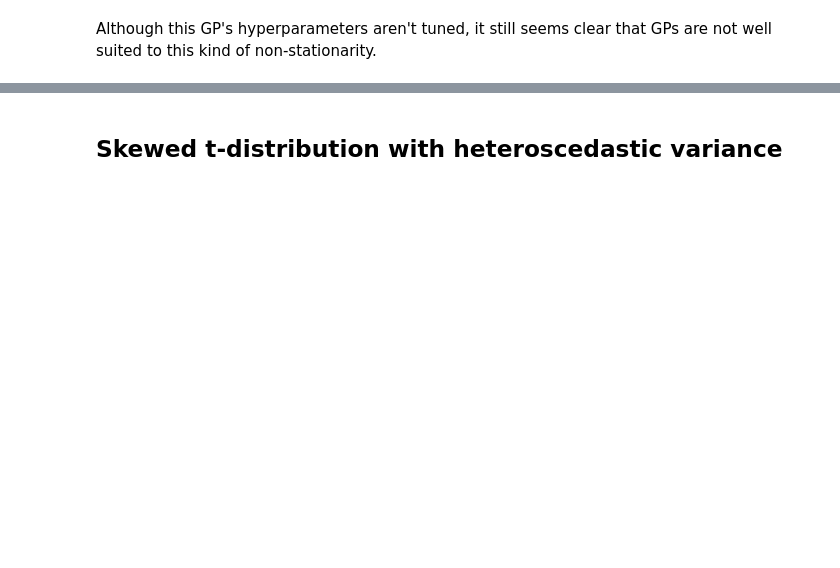
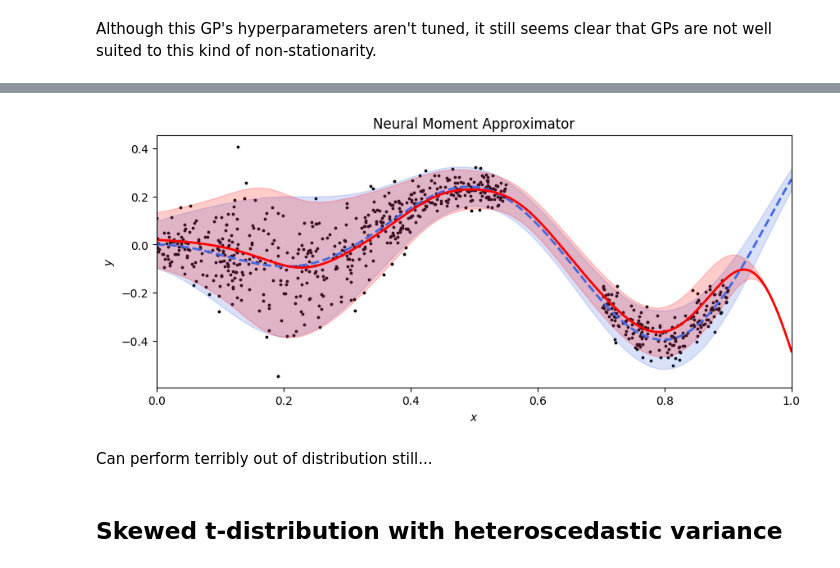
Before and after one commit to jreaso/martingale-predictive, a Jupyter notebook: notebooks/1d-general-experiments.ipynb, the cells around one changed output, grey strips where cells are left out. Cells and saved outputs as stored; diff of their text form; code cells hidden in the pictures; blank space fills up the shorter version.

Commit message:
shows poor ood performance in some cases

```diff
--- a/notebooks/1d-general-experiments.ipynb
+++ b/notebooks/1d-general-experiments.ipynb
@@ -250,0 +254,12 @@ Although this GP's hyperparameters aren't tuned, it still seems clear that GPs a
+# %%
+n = 1000
+x = np.random.uniform(0, 1, n)
+x = x[(x < 0.55) | (x > 0.7)]  # missing data between 0.55 and 0.7
+x = x[(x < 0.9)]  # missing data above 0.9
+y = np.random.normal(mu(x), sigma(x))
+# %%
+x_train = torch.tensor(x, dtype=torch.float32).unsqueeze(1).to(device=device)
+y_train = torch.tensor(y, dtype=torch.float32).to(device=device)
+
+model = NormDistributionModel().to(device)
+optimizer = optim.Adam(model.parameters(), lr=0.01)
@@ -251,3 +297,27 @@ Although this GP's hyperparameters aren't tuned, it still seems clear that GPs a
+# %%
+x_vals_tensor = torch.tensor(x_vals, dtype=torch.float32).unsqueeze(1).to(device)
+
+model.eval()
+with torch.no_grad():
+    loc_vals, scale_vals = model(x_vals_tensor)
+
+    loc_vals = loc_vals.cpu().squeeze()
+    scale_vals = scale_vals.cpu().squeeze()
+# %%
+plt.figure(figsize=(10,4))
+plt.scatter(x, y, s=3, color="black")
+plt.fill_between(x_vals, mu_vals-norm_crit*sigma_vals, mu_vals+norm_crit*sigma_vals, color=colors[0], alpha=0.2)
+plt.fill_between(x_vals, loc_vals-norm_crit*scale_vals, loc_vals+norm_crit*scale_vals, color=colors[1], alpha=0.2)
+plt.plot(x_vals, mu_vals, color=colors[0], linewidth=2, linestyle="--")
+plt.plot(x_vals, loc_vals, color=colors[1], linewidth=2)
+plt.xlim(0,1)
+plt.xlabel("$x$"); plt.ylabel("$y$")
+plt.title("Neural Moment Approximator")
+plt.show()
+# %% [output]
+[figure, added]
+# %% [markdown]
+Can perform terribly out of distribution still...
 # %% [markdown]
 ## Skewed t-distribution with heteroscedastic variance
 # %%
```
Also changed, not shown: parts of 11 cells of this notebook.
